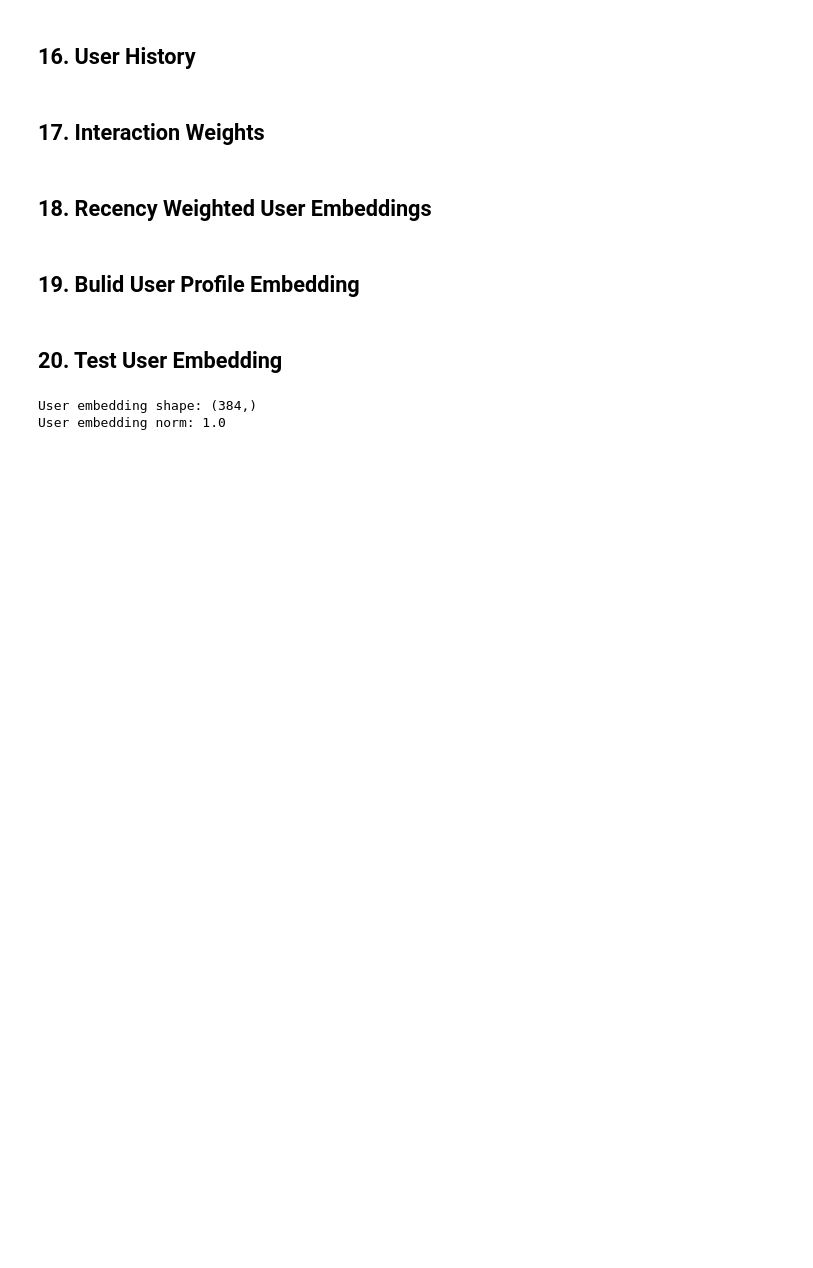
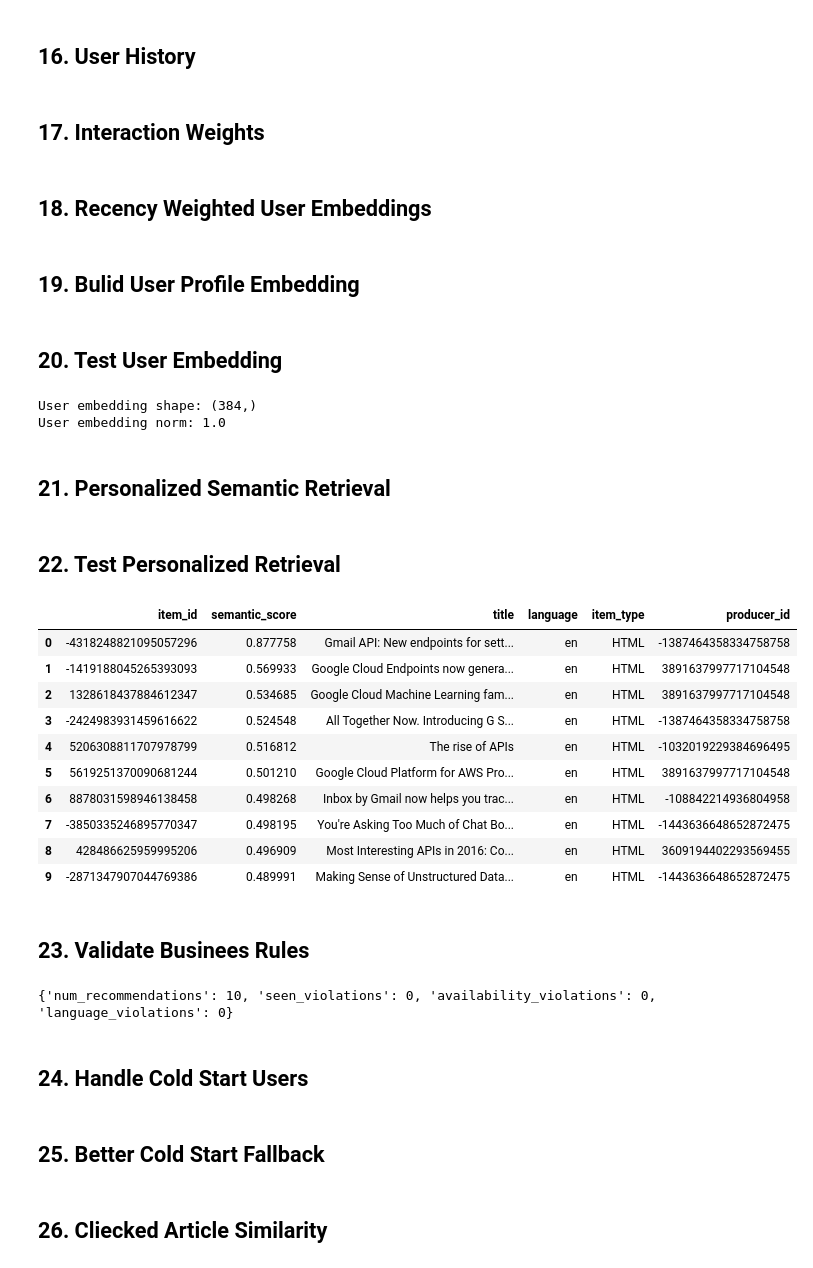
Before and after one commit to PhysicalAIEngineer/iPrint-News-Recommendation-Ranking-System, a Jupyter notebook: Notebook/04_Semantic_Retrieval.ipynb, the cells around one changed output. Cells and saved outputs as stored; diff of their text form; code cells hidden in the pictures; blank space fills up the shorter version.

```diff
--- a/Notebook/04_Semantic_Retrieval.ipynb
+++ b/Notebook/04_Semantic_Retrieval.ipynb
@@ -293,3 +293,49 @@ if user_vector is not None:
 # %% [output]
 User embedding shape: (384,)
 User embedding norm: 1.0
+# %% [markdown]
+## 21. Personalized Semantic Retrieval
+# %%
+def semantic_recommend_for_user(user_id, top_k=10, retrieval_k=100):
+    user_vector = (build_user_embedding(user_id))
+    if user_vector is None:
+        return []
+    query_vector = ( user_vector.reshape(1, -1).astype(np.float32))
+    scores, indices = (faiss_index.search(query_vector,retrieval_k))
+    seen_items = set(consumer[consumer["consumer_id"].eq(user_id)]["item_id"])
+    recommendations = []
+    for score, idx in zip(scores[0],indices[0]):
+        if idx == -1:
+            continue
+        item_id = (index_to_item[int(idx)])
+        if item_id in seen_items:
+            continue
+        if item_id not in available_items:
+            continue
+        recommendations.append({ "item_id": item_id,"semantic_score":float(score)})
+        if len(recommendations) >= top_k:
+            break
+    result = pd.DataFrame(recommendations)
+    if result.empty:
+        return result
+    result = result.merge(embedding_metadata[["item_id","title","language","item_type","producer_id"]],on="item_id",how="left")
+    return result
+# %% [markdown]
+## 22. Test Personalized Retrieval
+# %%
+semantic_recommendations = ( semantic_recommend_for_user(example_user,top_k=10,retrieval_k=100))
+display(semantic_recommendations)
+# %% [output]
+|  | item_id | semantic_score | title | language | item_type | producer_id |
+| 0 | -4318248821095057296 | 0.877758 | Gmail API: New endpoints for sett... | en | HTML | -1387464358334758758 |
+| 1 | -1419188045265393093 | 0.569933 | Google Cloud Endpoints now genera... | en | HTML | 3891637997717104548 |
+| 2 | 1328618437884612347 | 0.534685 | Google Cloud Machine Learning fam... | en | HTML | 3891637997717104548 |
+| 3 | -2424983931459616622 | 0.524548 | All Together Now. Introducing G S... | en | HTML | -1387464358334758758 |
+| 4 | 5206308811707978799 | 0.516812 | The rise of APIs | en | HTML | -1032019229384696495 |
+| 5 | 5619251370090681244 | 0.501210 | Google Cloud Platform for AWS Pro... | en | HTML | 3891637997717104548 |
+| 6 | 8878031598946138458 | 0.498268 | Inbox by Gmail now helps you trac... | en | HTML | -108842214936804958 |
+| 7 | -3850335246895770347 | 0.498195 | You're Asking Too Much of Chat Bo... | en | HTML | -1443636648652872475 |
+| 8 | 428486625959995206 | 0.496909 | Most Interesting APIs in 2016: Co... | en | HTML | 3609194402293569455 |
+| 9 | -2871347907044769386 | 0.489991 | Making Sense of Unstructured Data... | en | HTML | -1443636648652872475 |
+# %% [markdown]
+## 23. Validate Businees Rules
@@ -295,0 +352,7 @@ User embedding norm: 1.0
+# %%
+validation = validate_recommendations(example_user,semantic_recommendations)
+print(validation)
+# %% [output]
+{'num_recommendations': 10, 'seen_violations': 0, 'availability_violations': 0, 'language_violations': 0}
+# %% [markdown]
+## 24. Handle Cold Start Users
@@ -295,0 +384,2 @@ User embedding norm: 1.0
+# %% [markdown]
+## 25. Better Cold Start Fallback
@@ -295,0 +397,2 @@ User embedding norm: 1.0
+# %% [markdown]
+## 26. Cliecked Article Similarity
```
Also changed, not shown: parts of 35 cells of this notebook, 5 other files.
